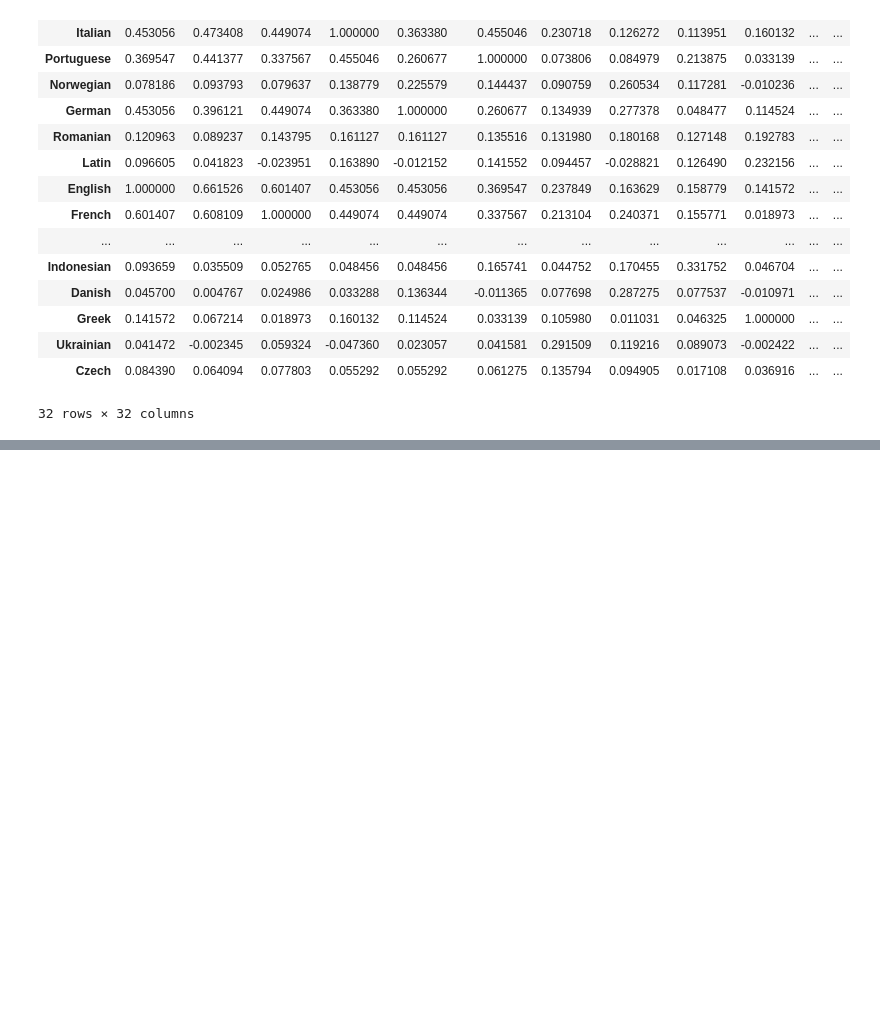
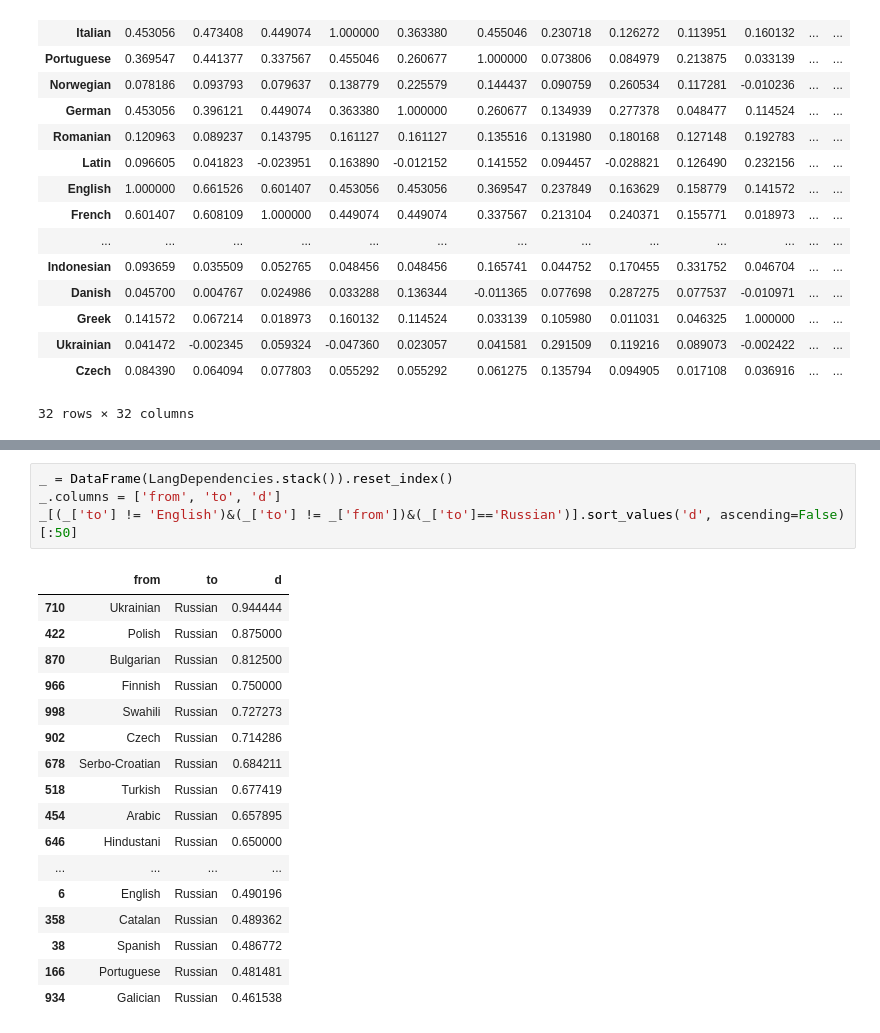
Before and after one commit to kebuhcah/experiments, a Jupyter notebook: hypia_langs.ipynb, the cells around one changed output, grey strips where cells are left out. Saved outputs shown, nothing was run; the diff lists cells and outputs as text; blank space fills up the shorter version.

```diff
--- a/hypia_langs.ipynb
+++ b/hypia_langs.ipynb
@@ -252,0 +285,22 @@ HypiaLanguages.corr().sort_values('Catalan', ascending=False)
+# %%
+_ = DataFrame(LangDependencies.stack()).reset_index()
+_.columns = ['from', 'to', 'd']
+_[(_['to'] != 'English')&(_['to'] != _['from'])&(_['to']=='Russian')].sort_values('d', ascending=False)[:50]
+# %% [output]
+|  | from | to | d |
+| 710 | Ukrainian | Russian | 0.944444 |
+| 422 | Polish | Russian | 0.875000 |
+| 870 | Bulgarian | Russian | 0.812500 |
+| 966 | Finnish | Russian | 0.750000 |
+| 998 | Swahili | Russian | 0.727273 |
+| 902 | Czech | Russian | 0.714286 |
+| 678 | Serbo-Croatian | Russian | 0.684211 |
+| 518 | Turkish | Russian | 0.677419 |
+| 454 | Arabic | Russian | 0.657895 |
+| 646 | Hindustani | Russian | 0.650000 |
+| ... | ... | ... | ... |
+| 6 | English | Russian | 0.490196 |
+| 358 | Catalan | Russian | 0.489362 |
+| 38 | Spanish | Russian | 0.486772 |
+| 166 | Portuguese | Russian | 0.481481 |
+| 934 | Galician | Russian | 0.461538 |
```
Also changed, not shown: parts of 1 cell of this notebook.
